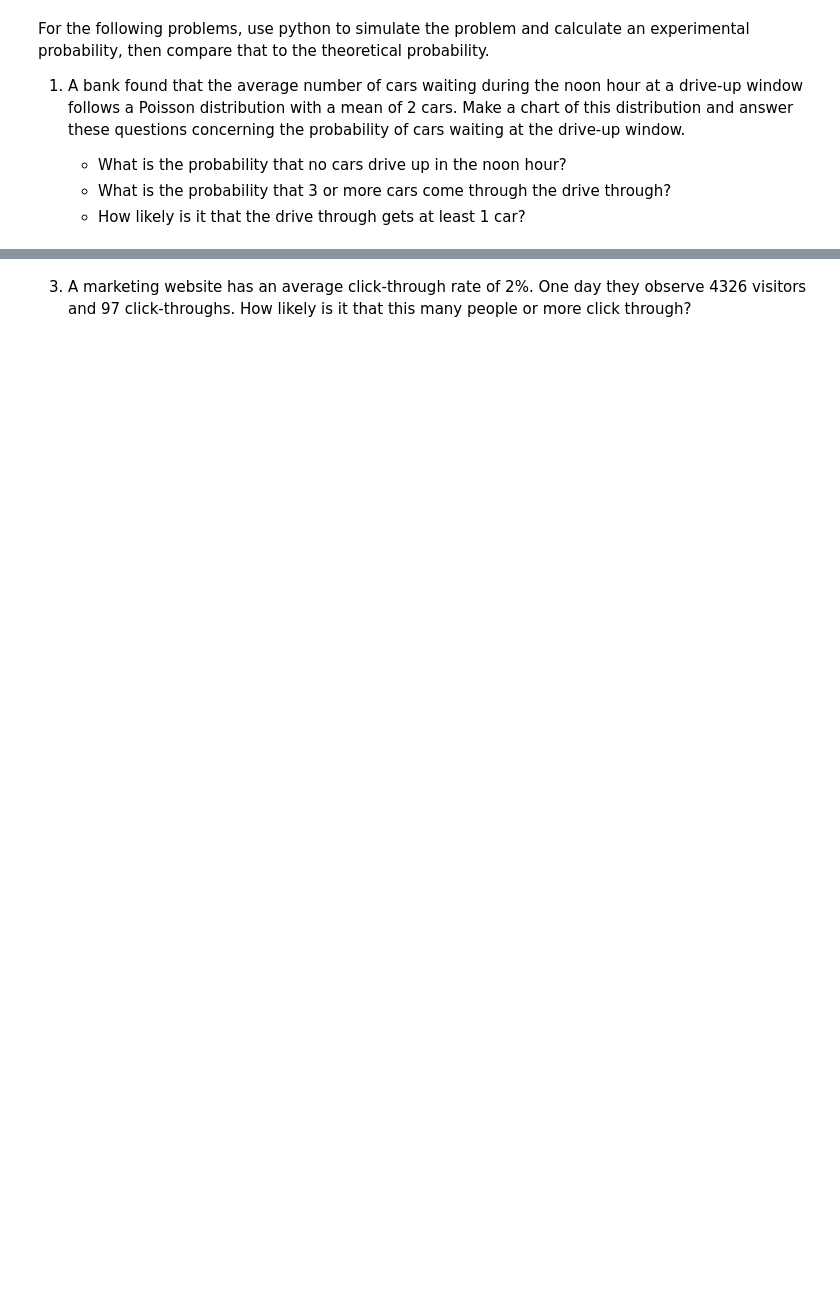
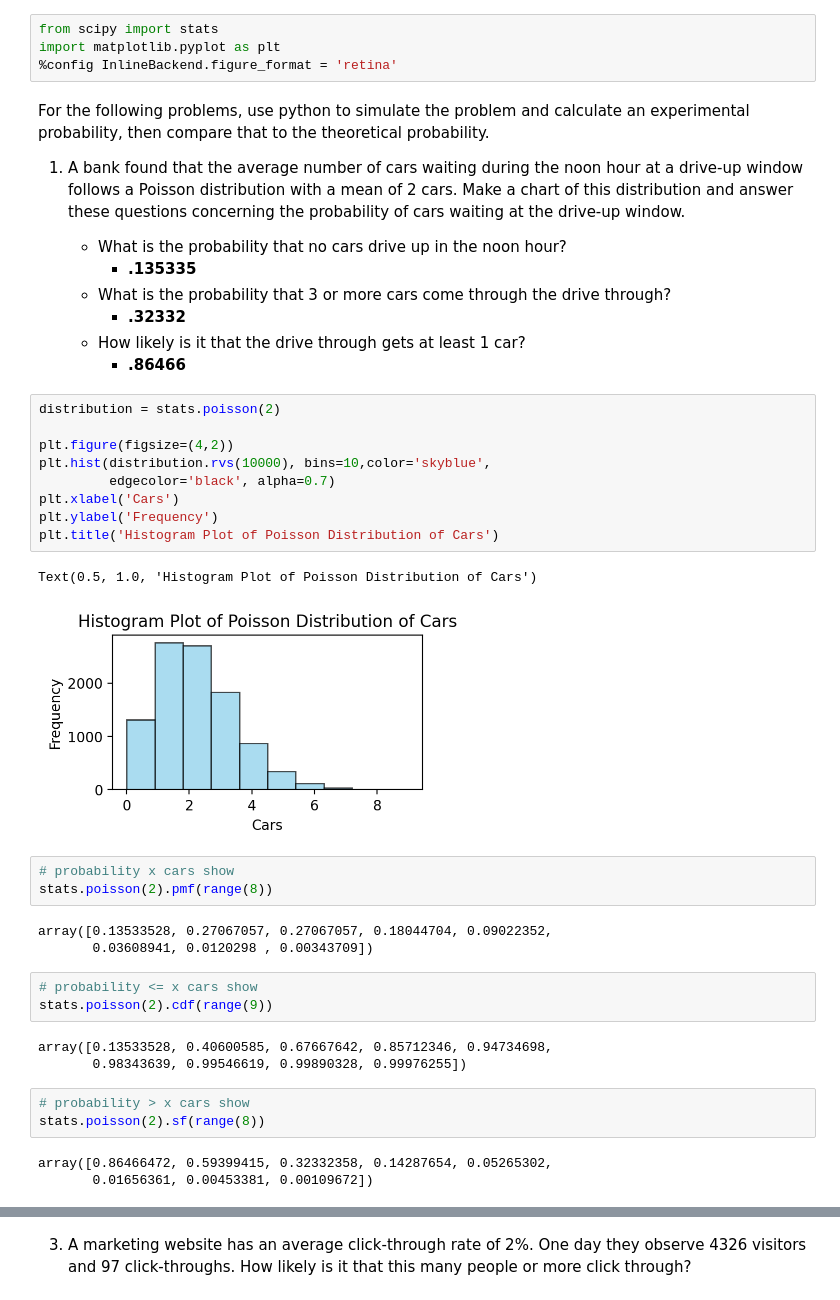
Before and after one commit to martin-reyes/4_statistics-exercises, a Jupyter notebook: 2_probability_distributions.ipynb, the cells around one changed output, grey strips where cells are left out. Saved outputs shown, nothing was run; the diff lists cells and outputs as text; blank space fills up the shorter version.

```diff
--- a/2_probability_distributions.ipynb
+++ b/2_probability_distributions.ipynb
@@ -1,8 +1,45 @@
+# %%
+from scipy import stats
+import matplotlib.pyplot as plt
+%config InlineBackend.figure_format = 'retina'
 # %% [markdown]
 For the following problems, use python to simulate the problem and calculate an experimental probability, then compare that to the theoretical probability.
 
 1. A bank found that the average number of cars waiting during the noon hour at a drive-up window follows a Poisson distribution with a mean of 2 cars. Make a chart of this distribution and answer these questions concerning the probability of cars waiting at the drive-up window.
 
     - What is the probability that no cars drive up in the noon hour?
+        - **.135335**
     - What is the probability that 3 or more cars come through the drive through?
+        - **.32332**
     - How likely is it that the drive through gets at least 1 car?
+        - **.86466**
+# %%
+distribution = stats.poisson(2)
+
+plt.figure(figsize=(4,2))
+plt.hist(distribution.rvs(10000), bins=10,color='skyblue',
+         edgecolor='black', alpha=0.7)
+plt.xlabel('Cars')
+plt.ylabel('Frequency')
+plt.title('Histogram Plot of Poisson Distribution of Cars')
+# %% [output]
+Text(0.5, 1.0, 'Histogram Plot of Poisson Distribution of Cars')
+[figure, added]
+# %%
+# probability x cars show
+stats.poisson(2).pmf(range(8))
+# %% [output]
+array([0.13533528, 0.27067057, 0.27067057, 0.18044704, 0.09022352,
+       0.03608941, 0.0120298 , 0.00343709])
+# %%
+# probability <= x cars show
+stats.poisson(2).cdf(range(9))
+# %% [output]
+array([0.13533528, 0.40600585, 0.67667642, 0.85712346, 0.94734698,
+       0.98343639, 0.99546619, 0.99890328, 0.99976255])
+# %%
+# probability > x cars show
+stats.poisson(2).sf(range(8))
+# %% [output]
+array([0.86466472, 0.59399415, 0.32332358, 0.14287654, 0.05265302,
+       0.01656361, 0.00453381, 0.00109672])
```
Also changed, not shown: parts of 40 cells of this notebook, 4 other files.
